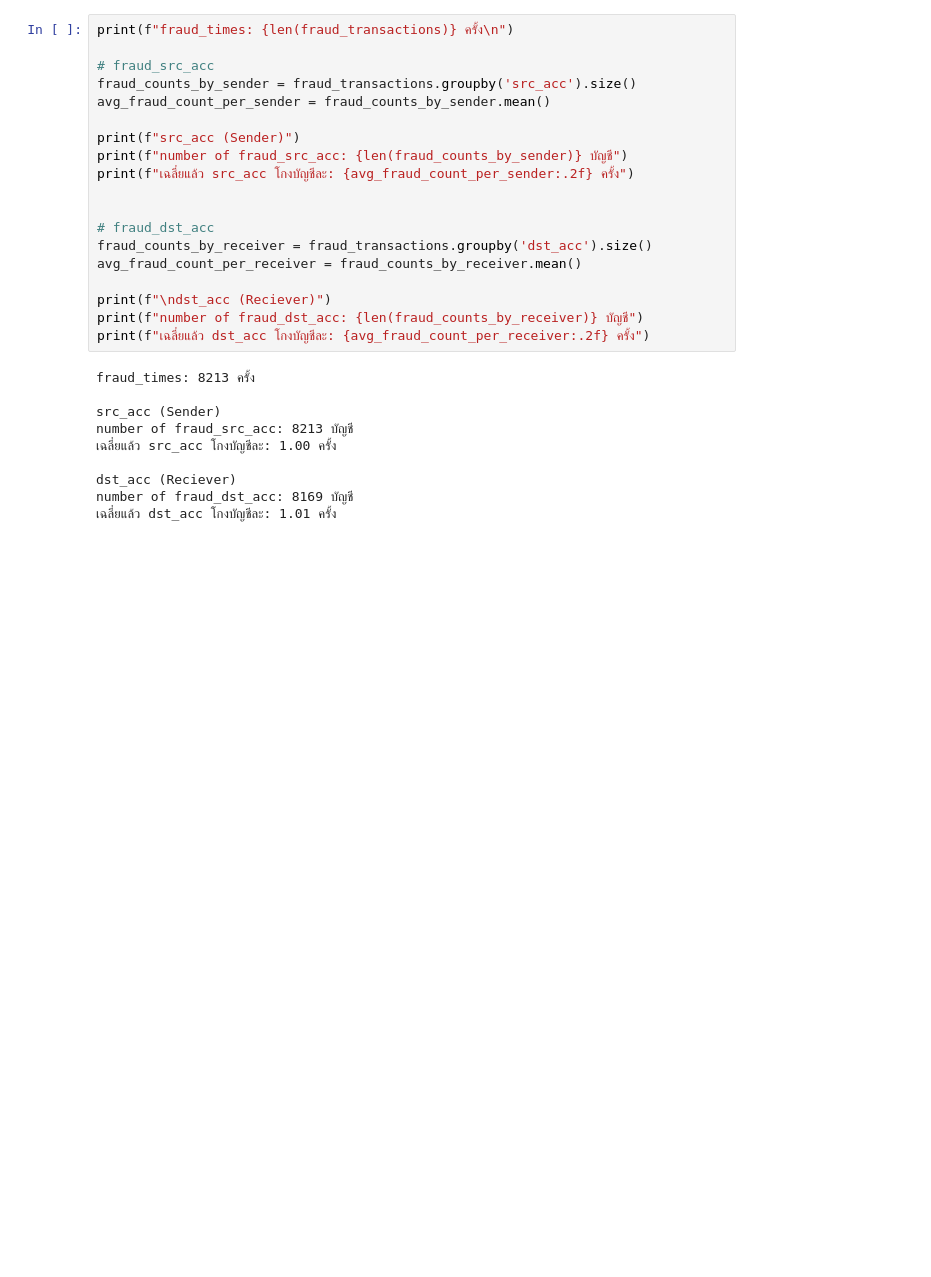
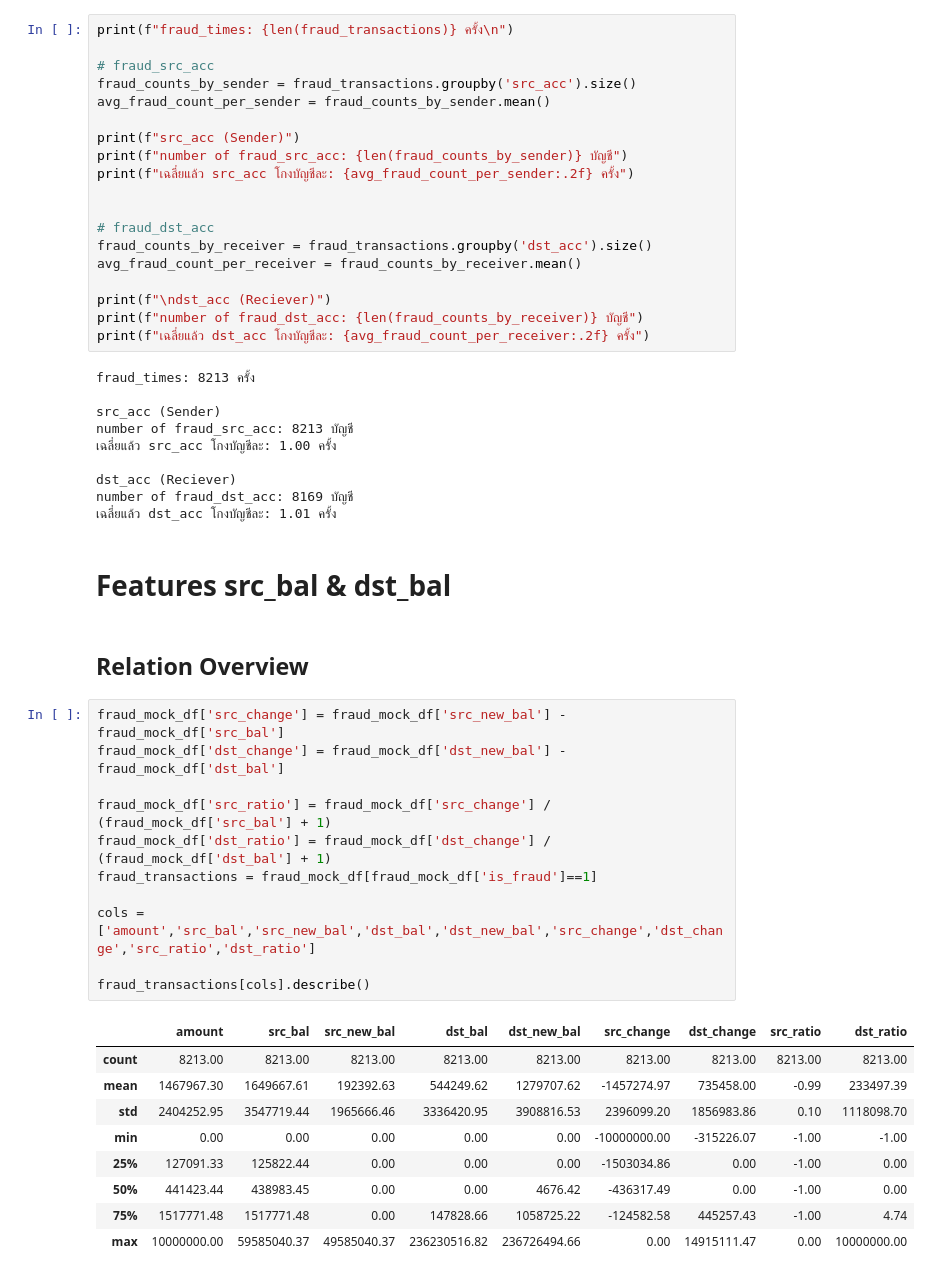
Before and after one commit to Tivapus/Fraudulent-Transaction-Detection, a Jupyter notebook: notebook/01_EDA.ipynb, the cells around one changed output. Drawn from its saved outputs; the diff is of its cells as text; blank space fills up the shorter version.

```diff
--- a/notebook/01_EDA.ipynb
+++ b/notebook/01_EDA.ipynb
@@ -243,3 +211,28 @@ number of fraud_src_acc: 8213 บัญชี
 dst_acc (Reciever)
 number of fraud_dst_acc: 8169 บัญชี
 เฉลี่ยแล้ว dst_acc โกงบัญชีละ: 1.01 ครั้ง
+# %% [markdown]
+# Features src_bal & dst_bal
+# %% [markdown]
+## Relation Overview
+# %%
+fraud_mock_df['src_change'] = fraud_mock_df['src_new_bal'] - fraud_mock_df['src_bal']
+fraud_mock_df['dst_change'] = fraud_mock_df['dst_new_bal'] - fraud_mock_df['dst_bal']
+
+fraud_mock_df['src_ratio'] = fraud_mock_df['src_change'] / (fraud_mock_df['src_bal'] + 1)
+fraud_mock_df['dst_ratio'] = fraud_mock_df['dst_change'] / (fraud_mock_df['dst_bal'] + 1)
+fraud_transactions = fraud_mock_df[fraud_mock_df['is_fraud']==1]
+
+cols = ['amount','src_bal','src_new_bal','dst_bal','dst_new_bal','src_change','dst_change','src_ratio','dst_ratio']
+
+fraud_transactions[cols].describe()
+# %% [output]
+|  | amount | src_bal | src_new_bal | dst_bal | dst_new_bal | src_change | dst_change | src_ratio | dst_ratio |
+| count | 8213.00 | 8213.00 | 8213.00 | 8213.00 | 8213.00 | 8213.00 | 8213.00 | 8213.00 | 8213.00 |
+| mean | 1467967.30 | 1649667.61 | 192392.63 | 544249.62 | 1279707.62 | -1457274.97 | 735458.00 | -0.99 | 233497.39 |
+| std | 2404252.95 | 3547719.44 | 1965666.46 | 3336420.95 | 3908816.53 | 2396099.20 | 1856983.86 | 0.10 | 1118098.70 |
+| min | 0.00 | 0.00 | 0.00 | 0.00 | 0.00 | -10000000.00 | -315226.07 | -1.00 | -1.00 |
+| 25% | 127091.33 | 125822.44 | 0.00 | 0.00 | 0.00 | -1503034.86 | 0.00 | -1.00 | 0.00 |
+| 50% | 441423.44 | 438983.45 | 0.00 | 0.00 | 4676.42 | -436317.49 | 0.00 | -1.00 | 0.00 |
+| 75% | 1517771.48 | 1517771.48 | 0.00 | 147828.66 | 1058725.22 | -124582.58 | 445257.43 | -1.00 | 4.74 |
+| max | 10000000.00 | 59585040.37 | 49585040.37 | 236230516.82 | 236726494.66 | 0.00 | 14915111.47 | 0.00 | 10000000.00 |
```
Also changed, not shown: parts of 7 cells of this notebook, 5 other files.
